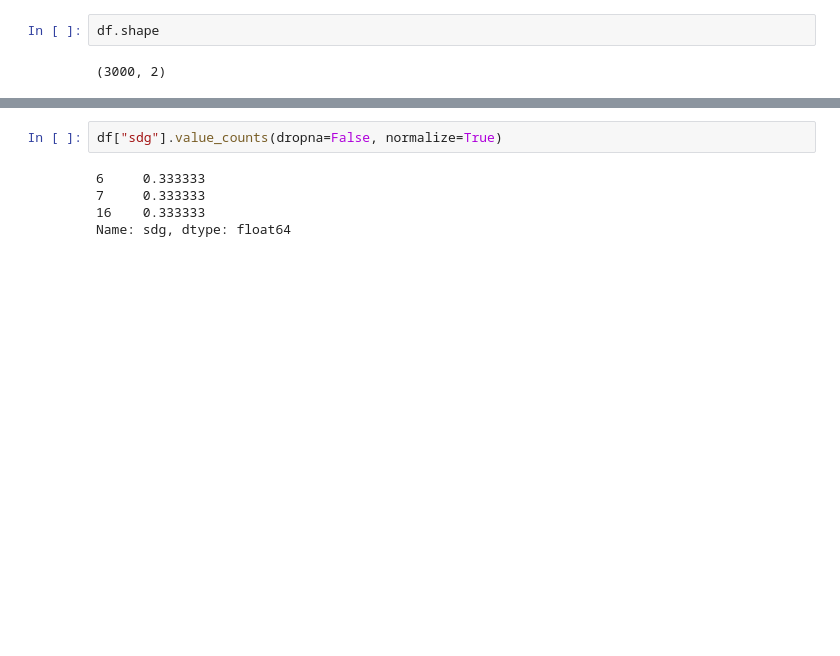
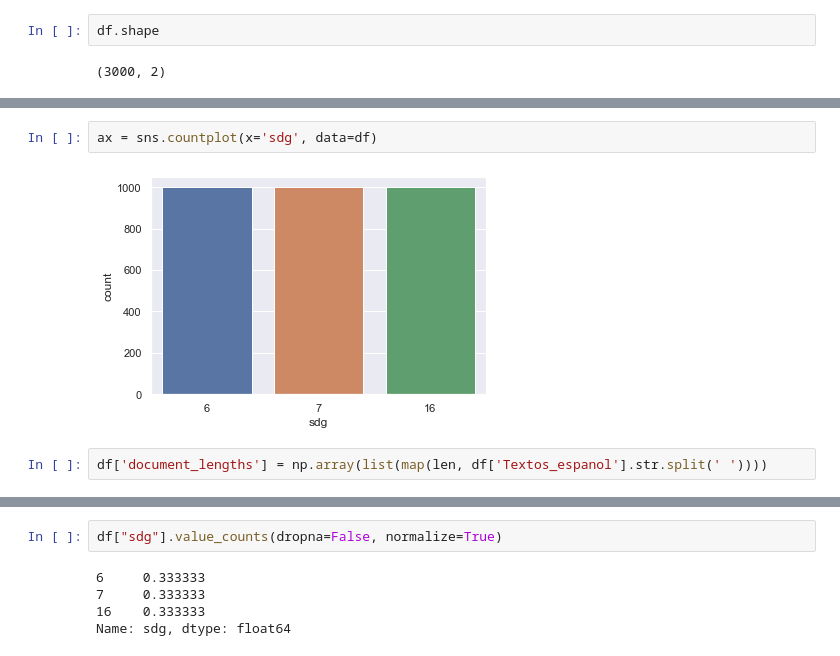
Before and after one commit to montejs3/ProyectoBI, a Jupyter notebook: modeloODS.ipynb, the cells around one changed output, grey strips where cells are left out. Drawn from its saved outputs; the diff is of its cells as text; blank space fills up the shorter version.

```diff
--- a/modeloODS.ipynb
+++ b/modeloODS.ipynb
@@ -72,0 +89,6 @@ df.sample(5)
+# %%
+ax = sns.countplot(x='sdg', data=df)
+# %% [output]
+[figure, added]
+# %%
+df['document_lengths'] = np.array(list(map(len, df['Textos_espanol'].str.split(' '))))
```
Also changed, not shown: parts of 24 cells of this notebook.
